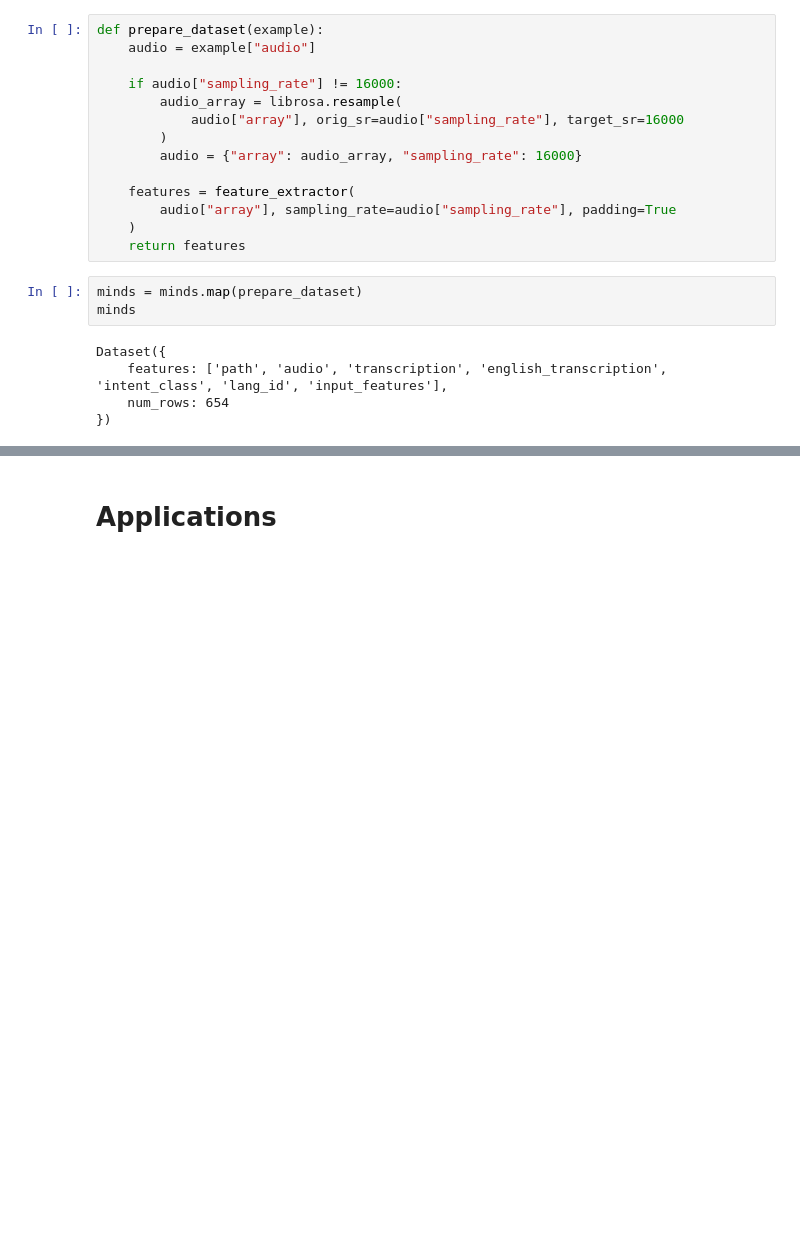
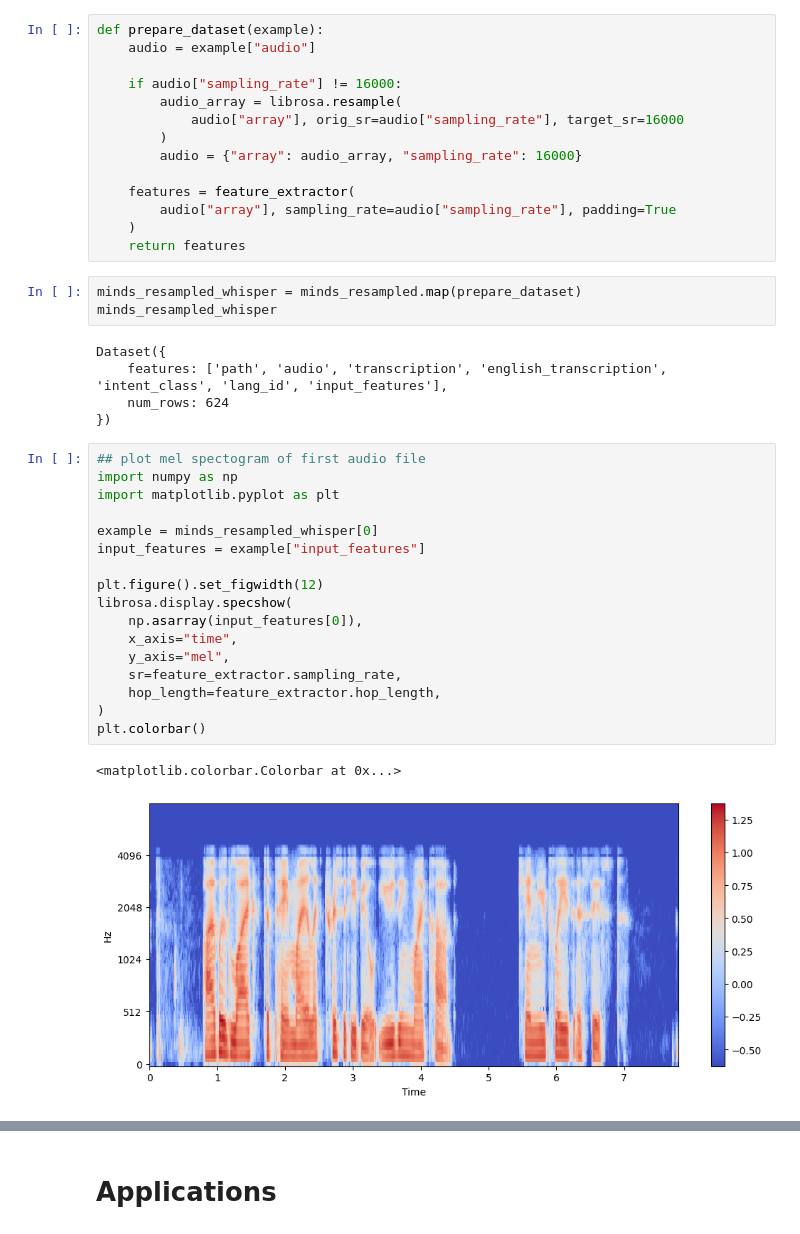
Before and after one commit to xpdlaldam/nlp, a Jupyter notebook: HF_audio_course.ipynb, the cells around one changed output, grey strips where cells are left out. Drawn from its saved outputs; the diff is of its cells as text; blank space fills up the shorter version.

```diff
--- a/HF_audio_course.ipynb
+++ b/HF_audio_course.ipynb
@@ -258,11 +270,31 @@ def prepare_dataset(example):
         audio["array"], sampling_rate=audio["sampling_rate"], padding=True
     )
     return features
-# %%
-minds = minds.map(prepare_dataset)
-minds
-# %% [output]
-Dataset({
-    features: ['path', 'audio', 'transcription', 'english_transcription', 'intent_class', 'lang_id', 'input_features'],
-    num_rows: 654
-})
+# %%
+minds_resampled_whisper = minds_resampled.map(prepare_dataset)
+minds_resampled_whisper
+# %% [output]
+Dataset({
+    features: ['path', 'audio', 'transcription', 'english_transcription', 'intent_class', 'lang_id', 'input_features'],
+    num_rows: 624
+})
+# %%
+## plot mel spectogram of first audio file
+import numpy as np
+import matplotlib.pyplot as plt
+
+example = minds_resampled_whisper[0]
+input_features = example["input_features"]
+
+plt.figure().set_figwidth(12)
+librosa.display.specshow(
+    np.asarray(input_features[0]),
+    x_axis="time",
+    y_axis="mel",
+    sr=feature_extractor.sampling_rate,
+    hop_length=feature_extractor.hop_length,
+)
+plt.colorbar()
+# %% [output]
+<matplotlib.colorbar.Colorbar at 0x...>
+[figure, added]
```
Also changed, not shown: parts of 6 cells of this notebook.
